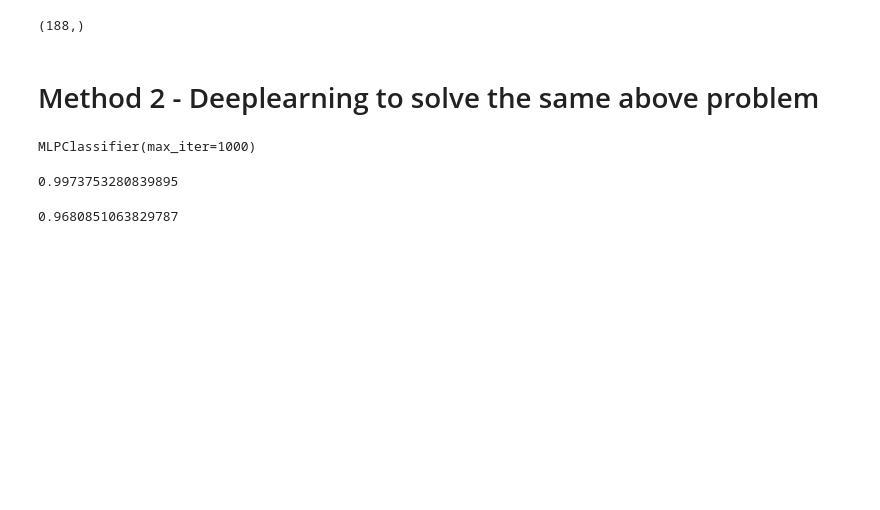
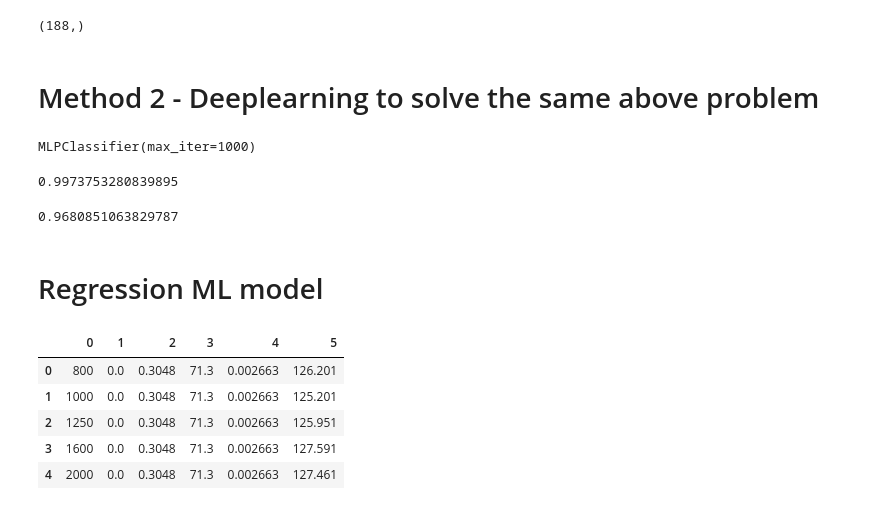
Before and after one commit to DilushkumarVasu/MLBasics, a Jupyter notebook: MLBasic.ipynb, the cells around one changed output. Saved outputs shown, nothing was run; the diff lists cells and outputs as text; code cells hidden in the pictures; blank space fills up the shorter version.

Commit message:
Regression ML code Basics

```diff
--- a/MLBasic.ipynb
+++ b/MLBasic.ipynb
@@ -175,3 +175,5 @@ model.score(X_train2,y_train)
 model.score(X_test2,y_test)
 # %% [output]
 0.9680851063829787
+# %% [markdown]
+# Regression ML model
@@ -177,0 +183,11 @@ model.score(X_test2,y_test)
+# %%
+df = pd.read_csv('/content/airfoil_self_noise.dat', sep='\t', header=None)
+# %%
+df.head()
+# %% [output]
+|  | 0 | 1 | 2 | 3 | 4 | 5 |
+| 0 | 800 | 0.0 | 0.3048 | 71.3 | 0.002663 | 126.201 |
+| 1 | 1000 | 0.0 | 0.3048 | 71.3 | 0.002663 | 125.201 |
+| 2 | 1250 | 0.0 | 0.3048 | 71.3 | 0.002663 | 125.951 |
+| 3 | 1600 | 0.0 | 0.3048 | 71.3 | 0.002663 | 127.591 |
+| 4 | 2000 | 0.0 | 0.3048 | 71.3 | 0.002663 | 127.461 |
```
Also changed, not shown: parts of 20 cells of this notebook.
